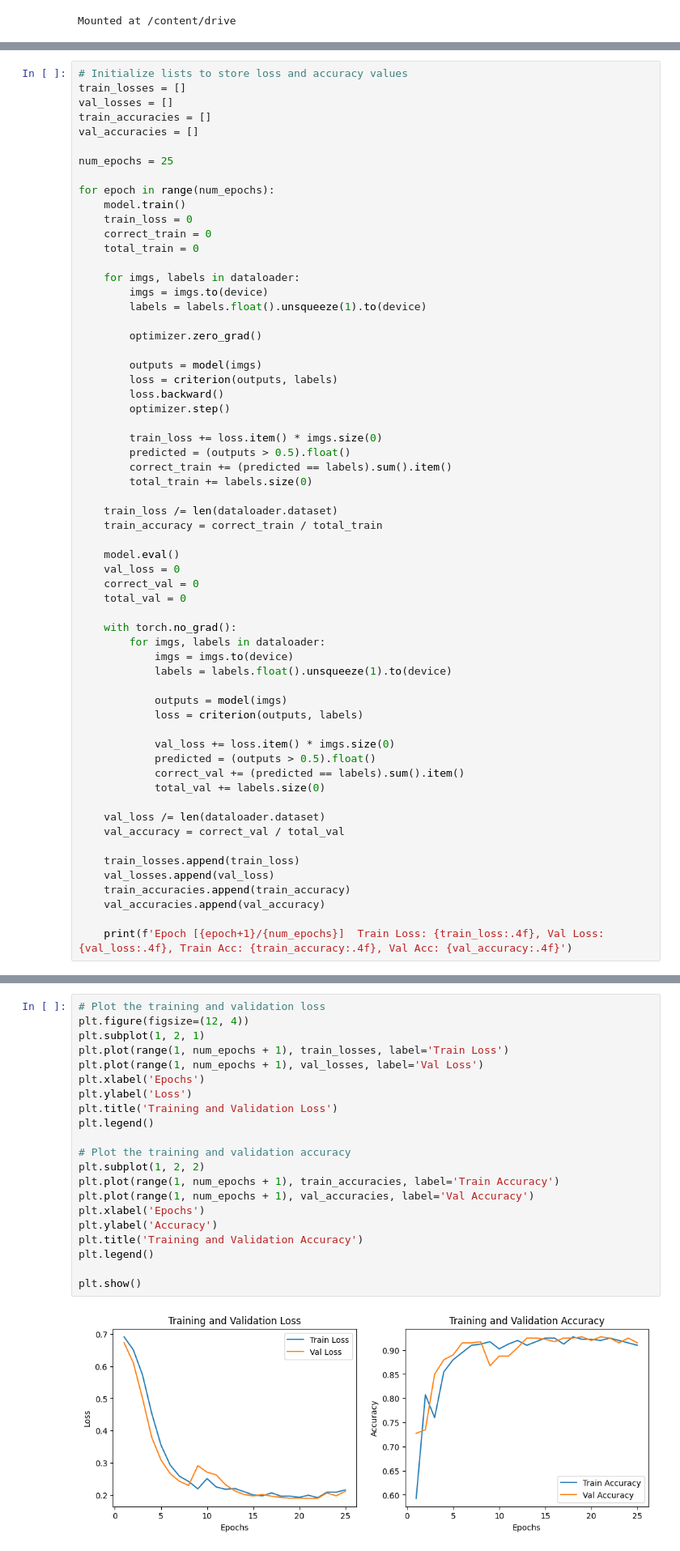
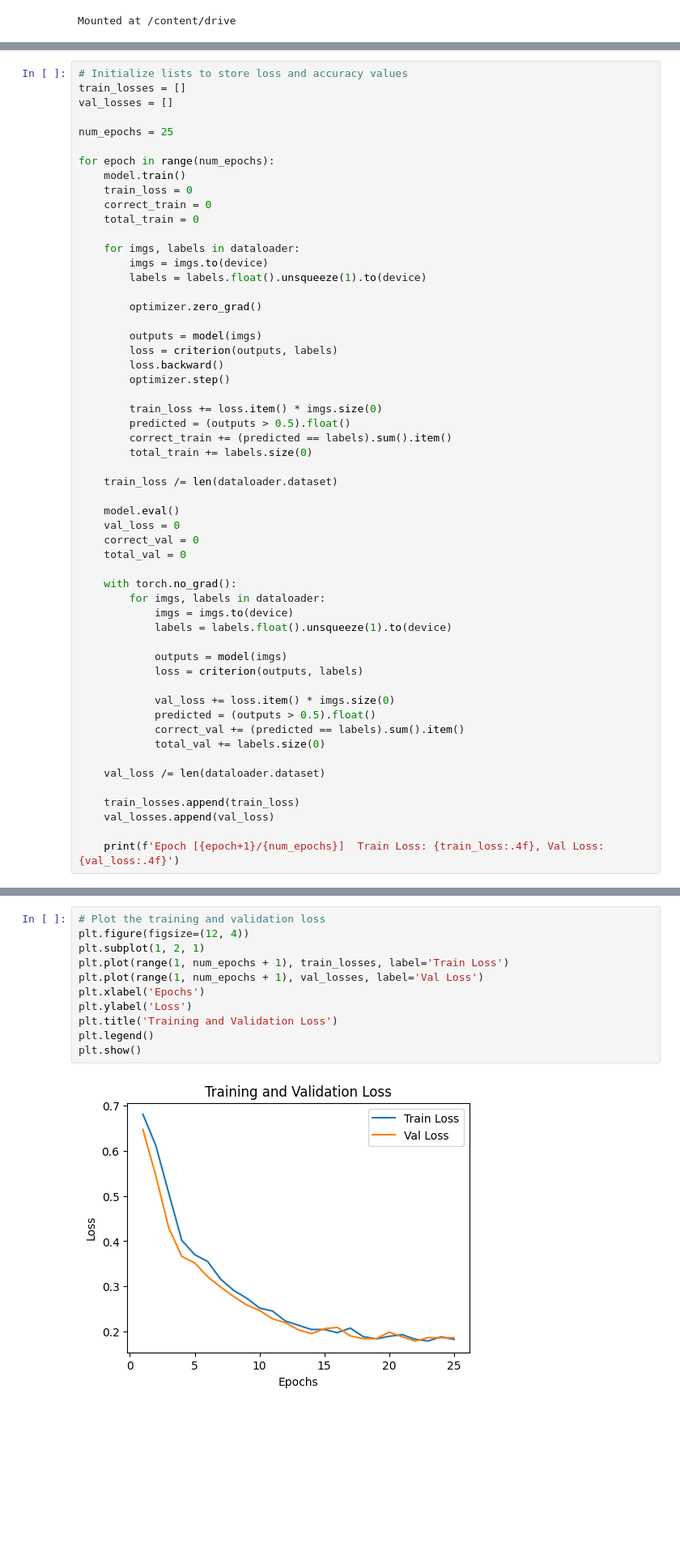
Before and after one commit to rrankawat/pytorch-wildfire-detection, a Jupyter notebook: wildfire_detection.ipynb, the cells around one changed output, grey strips where cells are left out. Shown at 81% size. Saved outputs shown, nothing was run; the diff lists cells and outputs as text; blank space fills up the shorter version.

```diff
--- a/wildfire_detection.ipynb
+++ b/wildfire_detection.ipynb
@@ -269,8 +269,6 @@ optimizer = optim.Adam(model.parameters(), lr=0.001)
 # Initialize lists to store loss and accuracy values
 train_losses = []
 val_losses = []
-train_accuracies = []
-val_accuracies = []
 
 num_epochs = 25
 
@@ -297,7 +295,6 @@ for epoch in range(num_epochs):
         total_train += labels.size(0)
 
     train_loss /= len(dataloader.dataset)
-    train_accuracy = correct_train / total_train
 
     model.eval()
     val_loss = 0
@@ -318,12 +315,9 @@ for epoch in range(num_epochs):
             total_val += labels.size(0)
 
     val_loss /= len(dataloader.dataset)
-    val_accuracy = correct_val / total_val
 
     train_losses.append(train_loss)
     val_losses.append(val_loss)
-    train_accuracies.append(train_accuracy)
-    val_accuracies.append(val_accuracy)
 
-    print(f'Epoch [{epoch+1}/{num_epochs}]  Train Loss: {train_loss:.4f}, Val Loss: {val_loss:.4f}, Train Acc: {train_accuracy:.4f}, Val Acc: {val_accuracy:.4f}')
+    print(f'Epoch [{epoch+1}/{num_epochs}]  Train Loss: {train_loss:.4f}, Val Loss: {val_loss:.4f}')
 # %% [output]
@@ -347,26 +341,16 @@ Epoch [25/25]  Train Loss: 0.2161, Val Loss: 0.2117, Train Acc: 0.9100, Val Acc:
 # %%
 # Plot the training and validation loss
 plt.figure(figsize=(12, 4))
 plt.subplot(1, 2, 1)
 plt.plot(range(1, num_epochs + 1), train_losses, label='Train Loss')
 plt.plot(range(1, num_epochs + 1), val_losses, label='Val Loss')
 plt.xlabel('Epochs')
 plt.ylabel('Loss')
 plt.title('Training and Validation Loss')
 plt.legend()
-
-# Plot the training and validation accuracy
-plt.subplot(1, 2, 2)
-plt.plot(range(1, num_epochs + 1), train_accuracies, label='Train Accuracy')
-plt.plot(range(1, num_epochs + 1), val_accuracies, label='Val Accuracy')
-plt.xlabel('Epochs')
-plt.ylabel('Accuracy')
-plt.title('Training and Validation Accuracy')
-plt.legend()
-
 plt.show()
 # %% [output]
-[figure, old version]
+[figure, new version]
 # %% [markdown]
 ### **Step 6: Evaluation**
 
```
Also changed, not shown: parts of 8 cells of this notebook.
